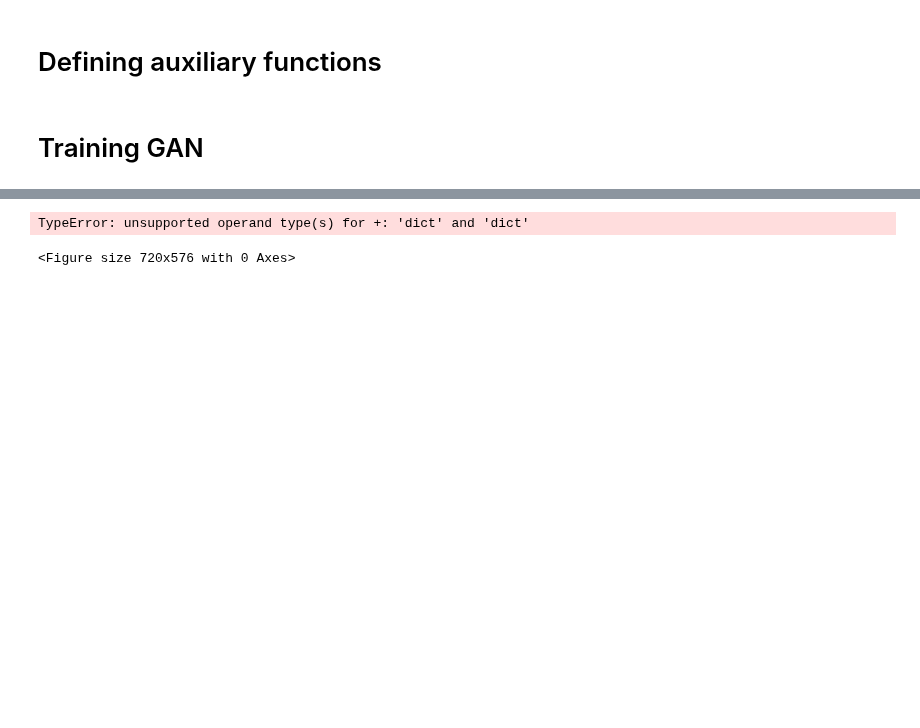
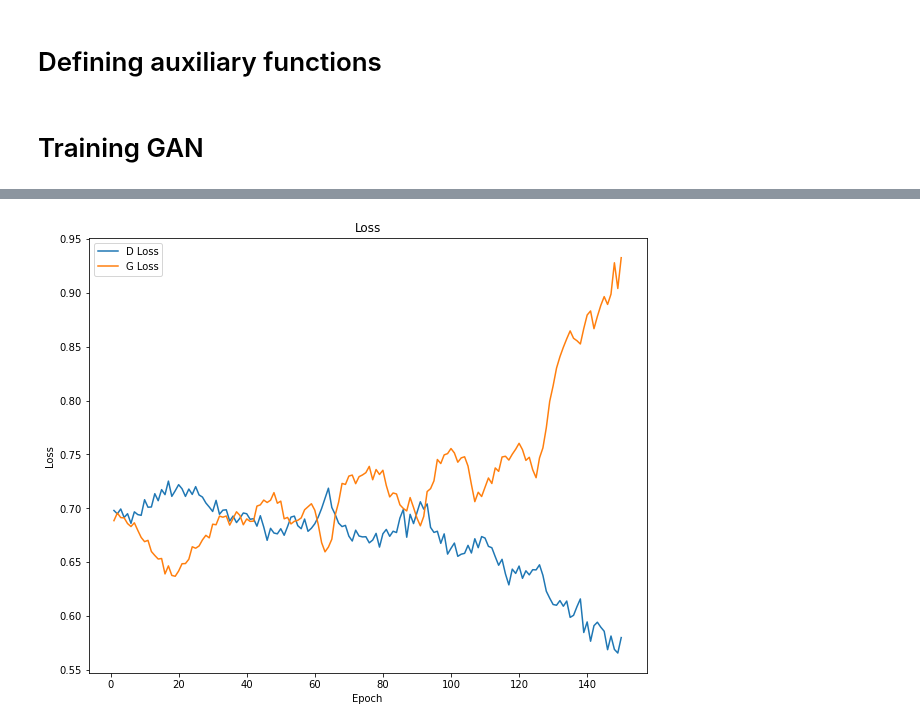
Before and after one commit to lucascbarbosa/INT, a Jupyter notebook: Manufatura Aditiva/Simulacao-GAN/Pipeline/3- Machine_learning/GAN/GAN.ipynb, the cells around one changed output, grey strips where cells are left out. Drawn from its saved outputs; the diff is of its cells as text; code cells hidden in the pictures; blank space fills up the shorter version.

```diff
--- a/Manufatura Aditiva/Simulacao-GAN/Pipeline/3- Machine_learning/GAN/GAN.ipynb
+++ b/Manufatura Aditiva/Simulacao-GAN/Pipeline/3- Machine_learning/GAN/GAN.ipynb
@@ -170,14 +171,17 @@ def setup_GAN(G_model,D_model,alpha,lr,size):
     in_G = G_model.input
     out_GAN = D_model(G_model(in_G))
     model = Model(name='GAN',inputs=in_G,outputs=out_GAN)
-    model.compile(loss=['binary_crossentropy',style_loss(alpha)], \
-               optimizer=optimizer, \
-               metrics=['accuracy'])
+    model.compile(
+                loss=['binary_crossentropy',style_loss()], \
+                loss_weights=[1.0,alpha], \
+                optimizer=optimizer, \
+                metrics=['accuracy']
+                )
     return model
 
 alpha = 0.03
-lr = 2e-4
-setup_GAN(setup_G(input_G,output_G,size),setup_D(input_D,alpha),alpha,lr,size).summary()
+lr = 1e-4
+setup_GAN(setup_G(input_G,output_G,size),setup_D(input_D,lr,alpha),alpha,lr,size).summary()
 # %% [output]
 Model: "GAN"
 __________________________________________________________________________________________________
@@ -229,7 +233,7 @@ def generate_real_samples(dataset, n_samples):
 batch_size = 64
 num_epochs = 150
 
-alpha = 1
+alpha = 10
 lr = 1e-4
 porosity = 0.5
 
@@ -237,7 +241,7 @@ G = setup_G(input_G,output_G,size)
 D = setup_D(input_D,lr,alpha)
 GAN = setup_GAN(G,D,alpha,lr,size)
 
-def train(G_model,D_model,GAN_model,alpha,lr,porosity,batch_size,num_epochs,plot=False):
+def train(G_model,D_model,GAN_model,alpha,lr,porosity,batch_size,num_epochs,plot=False,verbose=False):
     batch_per_epoch = int(X_good.shape[0] /batch_size)
     half_batch = int(batch_size/2)
 
@@ -253,22 +257,34 @@ def train(G_model,D_model,GAN_model,alpha,lr,porosity,batch_size,num_epochs,plot
 
             X, y = np.vstack((X_real, X_fake)), np.vstack((y_real, y_fake))
 
-            # D_loss = D_model.train_on_batch(x=[X,X], y=[y,porosity*np.ones(X.shape)])
-            D_loss = D_model.train_on_batch(x=[X,X], y=[y,porosity*np.ones(X.shape)],return_dict=True)
-            # D_loss = D_loss[0]
+            if not verbose:
+                D_loss = D_model.train_on_batch(x=[X,X], y=[y,porosity*np.ones(X.shape)])
+                D_loss = D_loss[0]
+            else:
+                D_loss = D_model.train_on_batch(x=[X,X], y=[y,porosity*np.ones(X.shape)],return_dict=True)
+                print(D_loss)
+                D_loss = D_loss['loss']
+
             D_losses_epoch.append(D_loss)
-            print(D_loss)
 
 
             X_GAN = generate_input_G(input_G, batch_size)
             y_GAN = np.ones((batch_size, 1))
-            # G_loss= GAN_model.train_on_batch(x=X_GAN, y=[y_GAN,porosity*np.ones(X.shape)])
-            G_loss= GAN_model.train_on_batch(x=X_GAN, y=[y_GAN,porosity*np.ones(X.shape)],return_dict=True)
-            # G_loss = G_loss[0]
+
+            if not verbose:
+                G_loss= GAN_model.train_on_batch(x=X_GAN, y=[y_GAN,porosity*np.ones(X.shape)])
+                G_loss = G_loss[0]
+            else:
+                G_loss= GAN_model.train_on_batch(x=X_GAN, y=[y_GAN,porosity*np.ones(X.shape)],return_dict=True)
+                # print(G_loss)
+                G_loss = G_loss['loss']
+
             G_losses_epoch.append(G_loss)
-            # print(G_loss)
+            print('>%d, %d/%d, D_loss=%.3f, G_loss=%.3f' % (i+1, j+1, batch_per_epoch,  D_loss, G_loss))
 
-            # print('>%d, %d/%d, D_loss=%.3f, G_loss=%.3f' % (i+1, j+1, batch_per_epoch,  D_loss, G_loss))
+        if (i+1) % 10 == 0:
+            summarize_performance(i,porosity,G_model,D_model,X_good,input_G)
+
 
         G_losses.append(G_losses_epoch)
         D_losses.append(D_losses_epoch)
@@ -293,5 +309,5 @@ def train(G_model,D_model,GAN_model,alpha,lr,porosity,batch_size,num_epochs,plot
     return G_model
 
 
-G_best = train(G,D,GAN,alpha,lr,porosity,batch_size,num_epochs,True)
+G_best = train(G,D,GAN,alpha,lr,porosity,batch_size,num_epochs,True,False)
 # %% [output]
@@ -315,2 +331 @@ G_best = train(G,D,GAN,alpha,lr,porosity,batch_size,num_epochs,True)
-TypeError: unsupported operand type(s) for +: 'dict' and 'dict'
-<Figure size 720x576 with 0 Axes>
+[figure, added]
```
Also changed, not shown: parts of 13 cells of this notebook.
